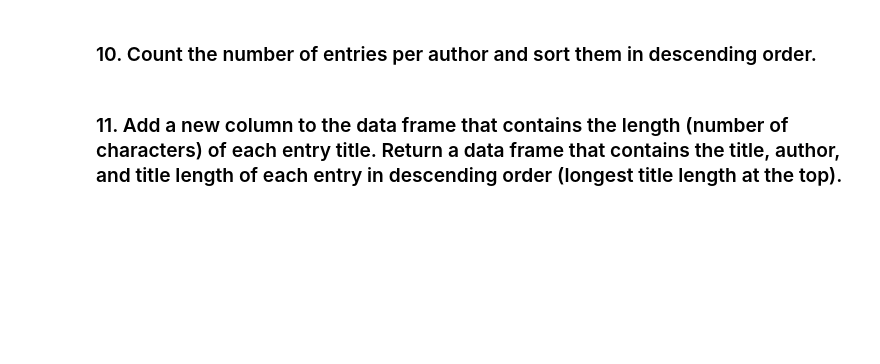
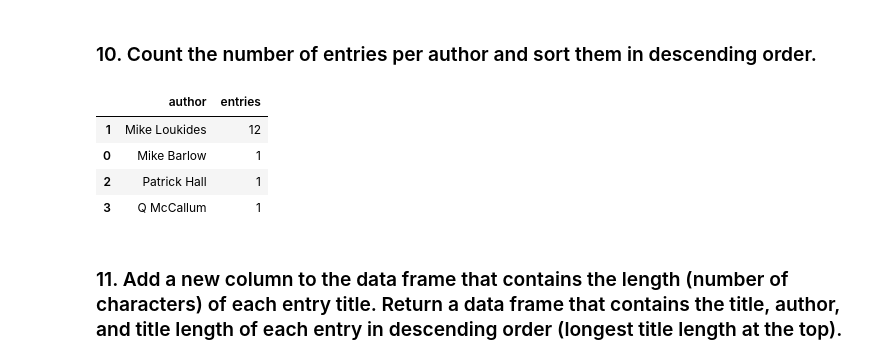
Before and after one commit to Ironhack-Data-Madrid-Enero-2023/4.2-lab-rss, a Jupyter notebook: your-code/main.ipynb, the cells around one changed output. Cells and saved outputs as stored; diff of their text form; code cells hidden in the pictures; blank space fills up the shorter version.

```diff
--- a/your-code/main.ipynb
+++ b/your-code/main.ipynb
@@ -12,0 +23,2 @@ ModuleNotFoundError: No module named 'feedparser'
+# %%
+burner = feedparser.parse('http://feeds.feedburner.com/oreilly/radar/atom')
@@ -28,3 +83,8 @@ ModuleNotFoundError: No module named 'feedparser'
 ### 8. Calculate the percentage of "Four short links" entry titles.
 # %% [markdown]
 ### 9. Create a Pandas data frame from the feed's entries.
+# %%
+import pandas as pd
+
+df = pd.DataFrame(burner.entries)
+df.head()
@@ -31,4 +98,14 @@ ModuleNotFoundError: No module named 'feedparser'
 # %% [markdown]
 ### 10. Count the number of entries per author and sort them in descending order.
+# %%
+authors = df.groupby('author', as_index=False).agg({'title':'count'})
+authors.columns = ['author', 'entries']
+authors.sort_values('entries', ascending=False)
+# %% [output]
+|  | author | entries |
+| 1 | Mike Loukides | 12 |
+| 0 | Mike Barlow | 1 |
+| 2 | Patrick Hall | 1 |
+| 3 | Q McCallum | 1 |
 # %% [markdown]
 ### 11. Add a new column to the data frame that contains the length (number of characters) of each entry title. Return a data frame that contains the title, author, and title length of each entry in descending order (longest title length at the top).
```
Also changed, not shown: parts of 14 cells of this notebook.
